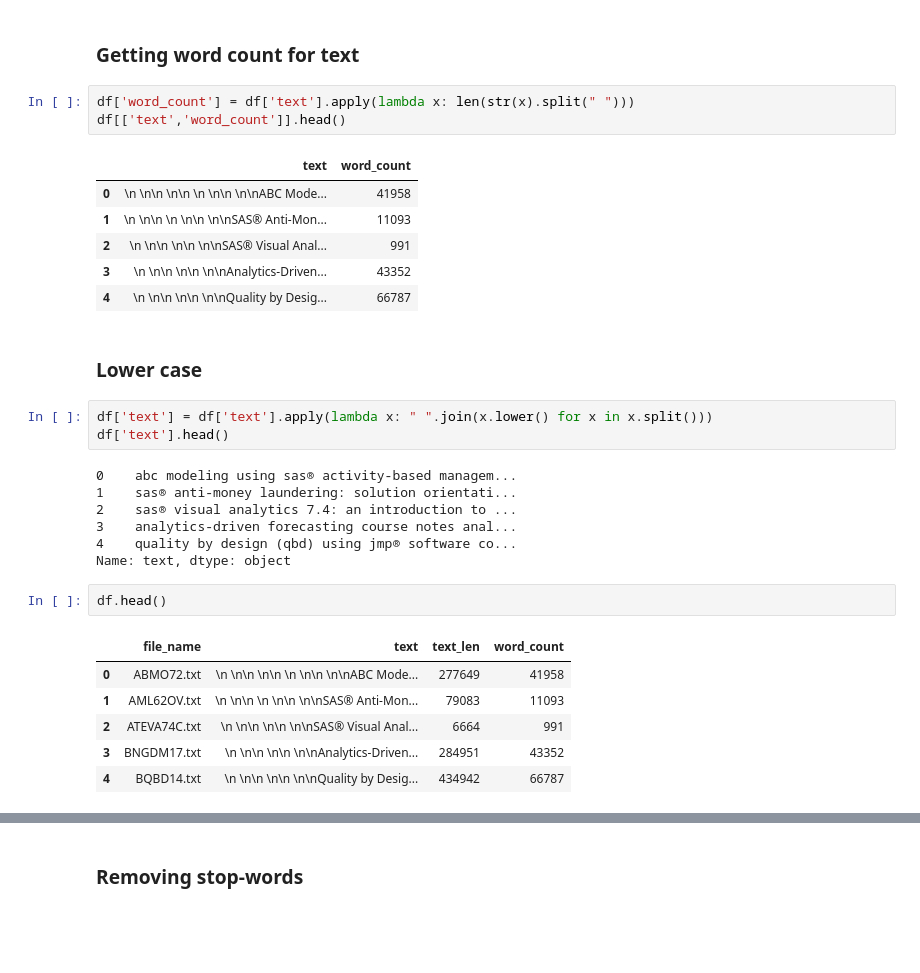
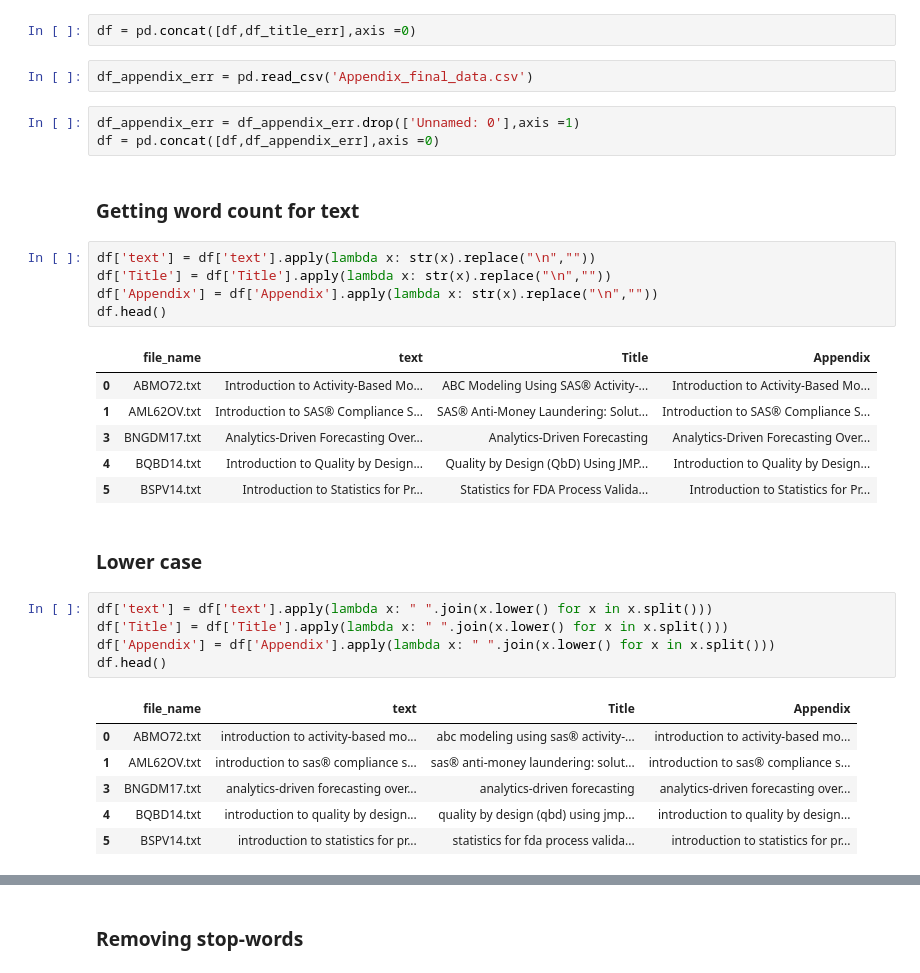
Before and after one commit to mihir1493/Company-Project---Course-Recommendation-Chatbot, a Jupyter notebook: Text Analysis SAS.ipynb, the cells around one changed output, grey strips where cells are left out. Cells and saved outputs as stored; diff of their text form; blank space fills up the shorter version.

```diff
--- a/Text Analysis SAS.ipynb
+++ b/Text Analysis SAS.ipynb
@@ -54,33 +226,35 @@ find_content
+# %%
+df = pd.concat([df,df_title_err],axis =0)
+# %%
+df_appendix_err = pd.read_csv('Appendix_final_data.csv')
+# %%
+df_appendix_err = df_appendix_err.drop(['Unnamed: 0'],axis =1)
+df = pd.concat([df,df_appendix_err],axis =0)
 # %% [markdown]
 ### Getting word count for text
-# %%
-df['word_count'] = df['text'].apply(lambda x: len(str(x).split(" ")))
-df[['text','word_count']].head()
-# %% [output]
-|  | text | word_count |
-| 0 | \n \n\n \n\n \n \n\n \n\nABC Mode... | 41958 |
-| 1 | \n \n\n \n \n\n \n\nSAS® Anti-Mon... | 11093 |
-| 2 | \n \n\n \n\n \n\nSAS® Visual Anal... | 991 |
-| 3 | \n \n\n \n\n \n\nAnalytics-Driven... | 43352 |
-| 4 | \n \n\n \n\n \n\nQuality by Desig... | 66787 |
+# %%
+df['text'] = df['text'].apply(lambda x: str(x).replace("\n",""))
+df['Title'] = df['Title'].apply(lambda x: str(x).replace("\n",""))
+df['Appendix'] = df['Appendix'].apply(lambda x: str(x).replace("\n",""))
+df.head()
+# %% [output]
+|  | file_name | text | Title | Appendix |
+| 0 | ABMO72.txt | Introduction to Activity-Based Mo... | ABC Modeling Using SAS® Activity-... | Introduction to Activity-Based Mo... |
+| 1 | AML62OV.txt | Introduction to SAS® Compliance S... | SAS® Anti-Money Laundering: Solut... | Introduction to SAS® Compliance S... |
+| 3 | BNGDM17.txt | Analytics-Driven Forecasting Over... | Analytics-Driven Forecasting | Analytics-Driven Forecasting Over... |
+| 4 | BQBD14.txt | Introduction to Quality by Design... | Quality by Design (QbD) Using JMP... | Introduction to Quality by Design... |
+| 5 | BSPV14.txt | Introduction to Statistics for Pr... | Statistics for FDA Process Valida... | Introduction to Statistics for Pr... |
 # %% [markdown]
 ### Lower case
 # %%
 df['text'] = df['text'].apply(lambda x: " ".join(x.lower() for x in x.split()))
-df['text'].head()
+df['Title'] = df['Title'].apply(lambda x: " ".join(x.lower() for x in x.split()))
+df['Appendix'] = df['Appendix'].apply(lambda x: " ".join(x.lower() for x in x.split()))
+df.head()
 # %% [output]
-0    abc modeling using sas® activity-based managem...
-1    sas® anti-money laundering: solution orientati...
-2    sas® visual analytics 7.4: an introduction to ...
-3    analytics-driven forecasting course notes anal...
-4    quality by design (qbd) using jmp® software co...
-Name: text, dtype: object
+|  | file_name | text | Title | Appendix |
+| 0 | ABMO72.txt | introduction to activity-based mo... | abc modeling using sas® activity-... | introduction to activity-based mo... |
+| 1 | AML62OV.txt | introduction to sas® compliance s... | sas® anti-money laundering: solut... | introduction to sas® compliance s... |
+| 3 | BNGDM17.txt | analytics-driven forecasting over... | analytics-driven forecasting | analytics-driven forecasting over... |
+| 4 | BQBD14.txt | introduction to quality by design... | quality by design (qbd) using jmp... | introduction to quality by design... |
+| 5 | BSPV14.txt | introduction to statistics for pr... | statistics for fda process valida... | introduction to statistics for pr... |
-# %%
-df.head()
-# %% [output]
-|  | file_name | text | text_len | word_count |
-| 0 | ABMO72.txt | \n \n\n \n\n \n \n\n \n\nABC Mode... | 277649 | 41958 |
-| 1 | AML62OV.txt | \n \n\n \n \n\n \n\nSAS® Anti-Mon... | 79083 | 11093 |
-| 2 | ATEVA74C.txt | \n \n\n \n\n \n\nSAS® Visual Anal... | 6664 | 991 |
-| 3 | BNGDM17.txt | \n \n\n \n\n \n\nAnalytics-Driven... | 284951 | 43352 |
-| 4 | BQBD14.txt | \n \n\n \n\n \n\nQuality by Desig... | 434942 | 66787 |
```
Also changed, not shown: parts of 63 cells of this notebook, 2 other files.
